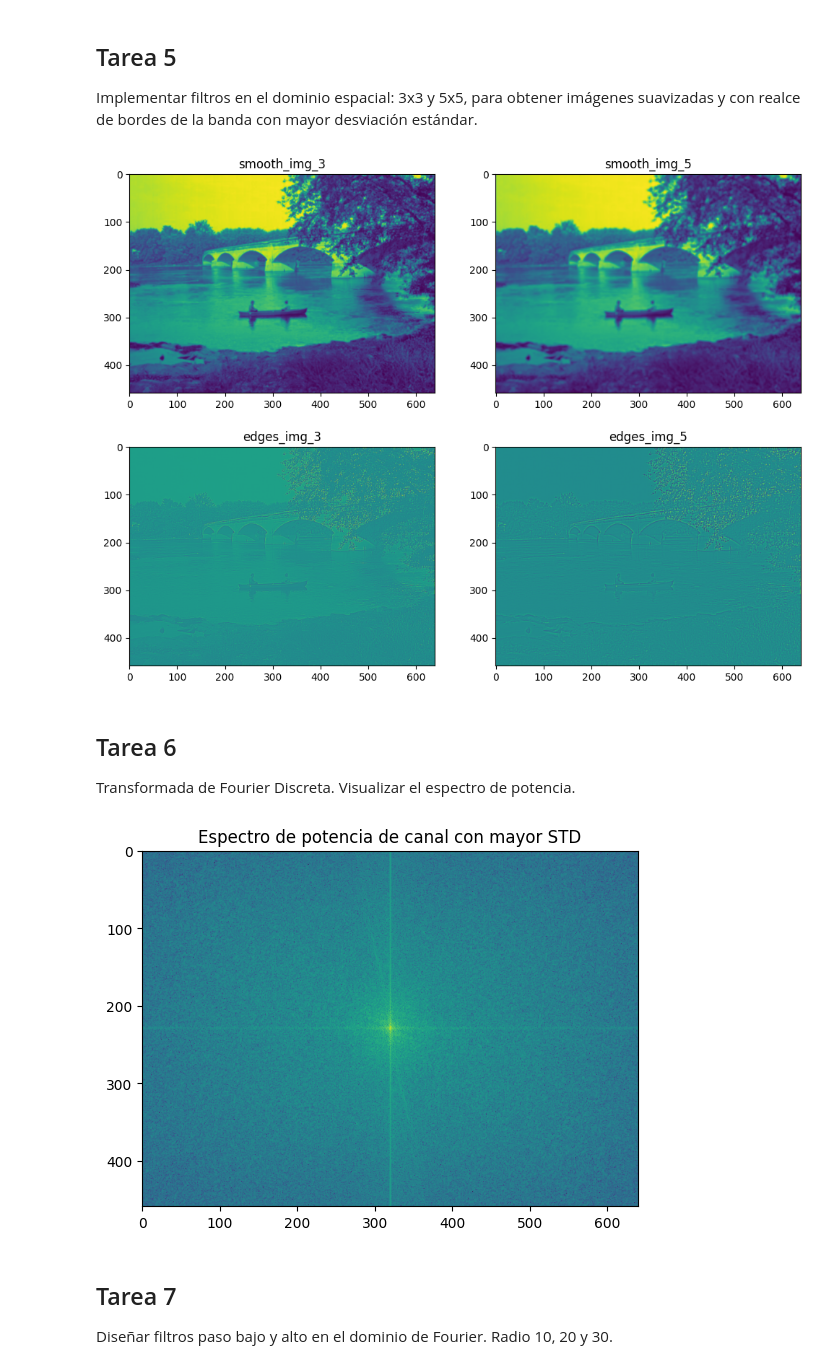
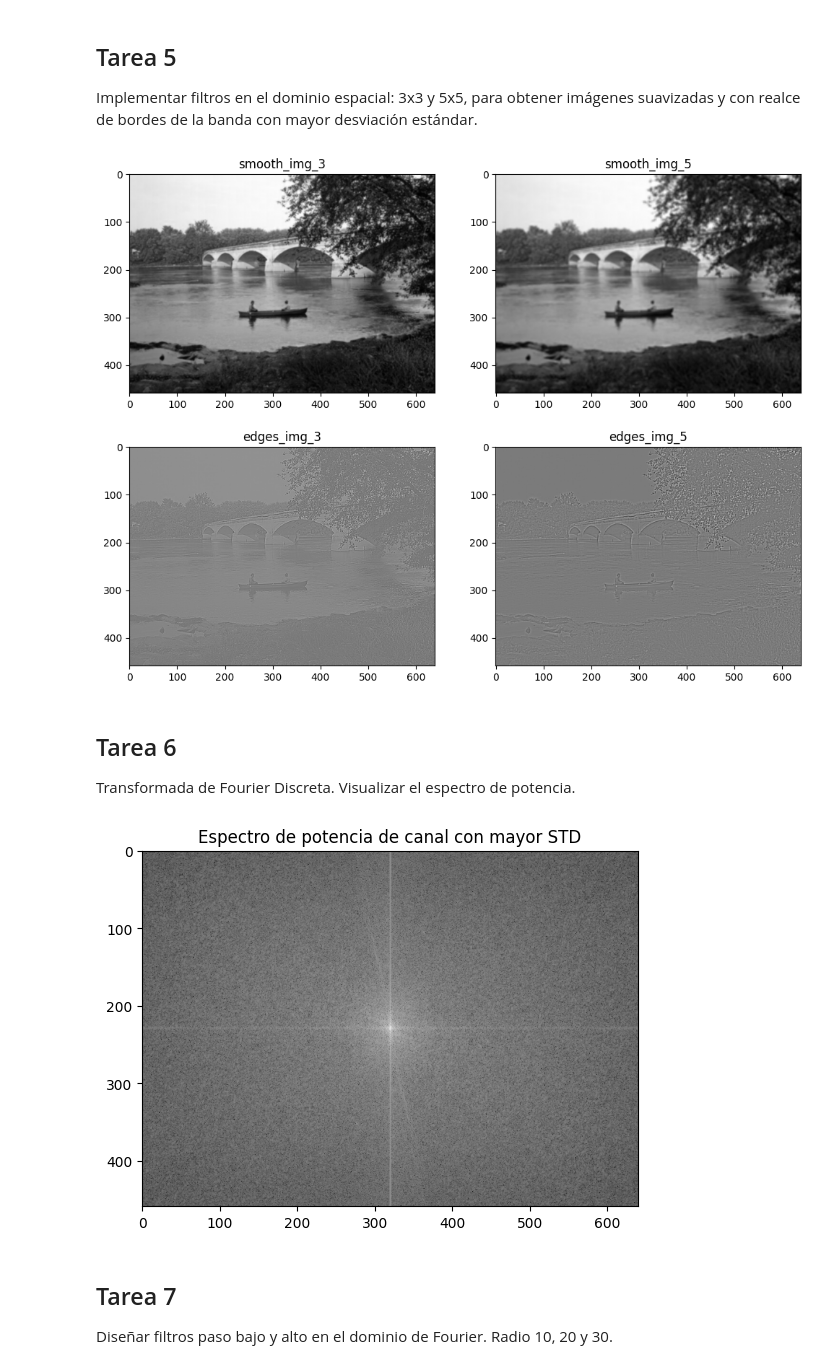
Before and after one commit to jnegrete2005/aapi-practica01, a Jupyter notebook: notebook.ipynb, the cells around one changed output. Drawn from its saved outputs; the diff is of its cells as text; code cells hidden in the pictures.

Commit message:
cmap gray and clip

```diff
--- a/notebook.ipynb
+++ b/notebook.ipynb
@@ -190,12 +190,12 @@ to_show = {
 plt.figure(figsize=(12, 9))
 for i, (name, img) in enumerate(to_show.items()):
     plt.subplot(2, 2, i + 1)
-    plt.imshow(img)
+    plt.imshow(img, cmap="gray")
     plt.title(name)
 
 plt.show()
 # %% [output]
-[figure, old version]
+[figure, new version]
 # %% [markdown]
 ## Tarea 6
 
@@ -203,15 +203,15 @@ Transformada de Fourier Discreta. Visualizar el espectro de potencia.
 # %%
 from scipy.fft import fft2, fftshift, ifft2, ifftshift
 
 def centered_power_log(ft: np.ndarray) -> np.ndarray:
     return np.log1p(np.abs(fftshift(ft)))
 
 fft_blue = fft2(blue_channel)
-plt.imshow(centered_power_log(fft_blue))
+plt.imshow(centered_power_log(fft_blue), cmap="gray")
 plt.title("Espectro de potencia de canal con mayor STD")
 plt.show()
 # %% [output]
-[figure, old version]
+[figure, new version]
 # %% [markdown]
 ## Tarea 7
 
```
Also changed, not shown: parts of 2 cells of this notebook.
